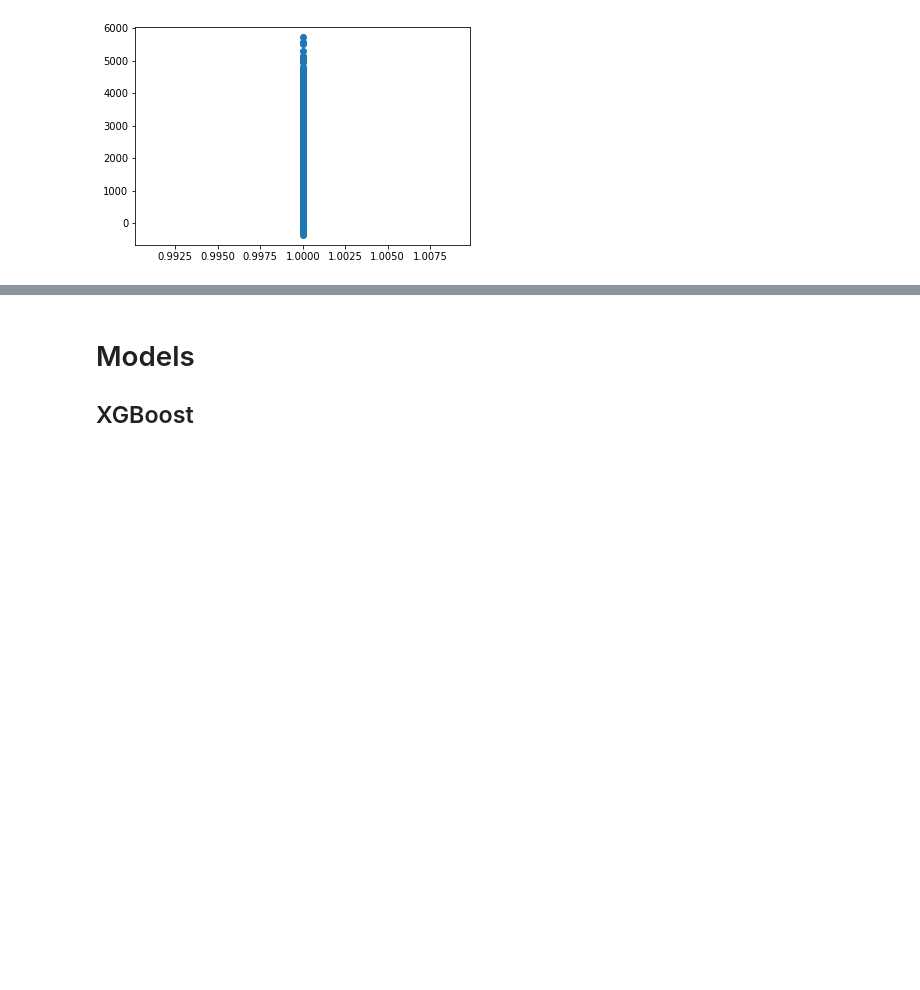
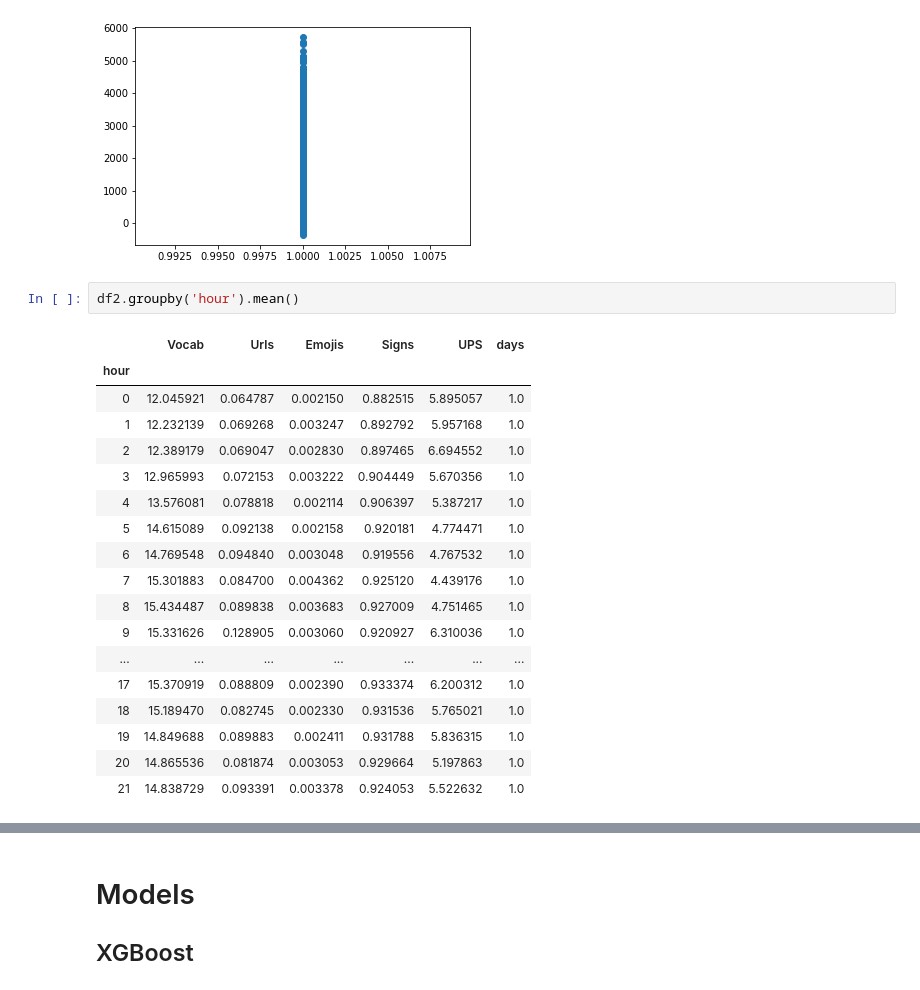
Before and after one commit to pPomCo/DCreddit, a Jupyter notebook: notebooks/TestTask2.ipynb, the cells around one changed output, grey strips where cells are left out. Saved outputs shown, nothing was run; the diff lists cells and outputs as text; blank space fills up the shorter version.

```diff
--- a/notebooks/TestTask2.ipynb
+++ b/notebooks/TestTask2.ipynb
@@ -315,3 +319,24 @@ plt.scatter(df2['days'],df2['UPS'])
 plt.show()
 # %% [output]
 [figure]
+# %%
+df2.groupby('hour').mean()
+# %% [output]
+|  | Vocab | Urls | Emojis | Signs | UPS | days |
+| hour |  |  |  |  |  |  |
+| 0 | 12.045921 | 0.064787 | 0.002150 | 0.882515 | 5.895057 | 1.0 |
+| 1 | 12.232139 | 0.069268 | 0.003247 | 0.892792 | 5.957168 | 1.0 |
+| 2 | 12.389179 | 0.069047 | 0.002830 | 0.897465 | 6.694552 | 1.0 |
+| 3 | 12.965993 | 0.072153 | 0.003222 | 0.904449 | 5.670356 | 1.0 |
+| 4 | 13.576081 | 0.078818 | 0.002114 | 0.906397 | 5.387217 | 1.0 |
+| 5 | 14.615089 | 0.092138 | 0.002158 | 0.920181 | 4.774471 | 1.0 |
+| 6 | 14.769548 | 0.094840 | 0.003048 | 0.919556 | 4.767532 | 1.0 |
+| 7 | 15.301883 | 0.084700 | 0.004362 | 0.925120 | 4.439176 | 1.0 |
+| 8 | 15.434487 | 0.089838 | 0.003683 | 0.927009 | 4.751465 | 1.0 |
+| 9 | 15.331626 | 0.128905 | 0.003060 | 0.920927 | 6.310036 | 1.0 |
+| ... | ... | ... | ... | ... | ... | ... |
+| 17 | 15.370919 | 0.088809 | 0.002390 | 0.933374 | 6.200312 | 1.0 |
+| 18 | 15.189470 | 0.082745 | 0.002330 | 0.931536 | 5.765021 | 1.0 |
+| 19 | 14.849688 | 0.089883 | 0.002411 | 0.931788 | 5.836315 | 1.0 |
+| 20 | 14.865536 | 0.081874 | 0.003053 | 0.929664 | 5.197863 | 1.0 |
+| 21 | 14.838729 | 0.093391 | 0.003378 | 0.924053 | 5.522632 | 1.0 |
```
Also changed, not shown: parts of 8 cells of this notebook.
